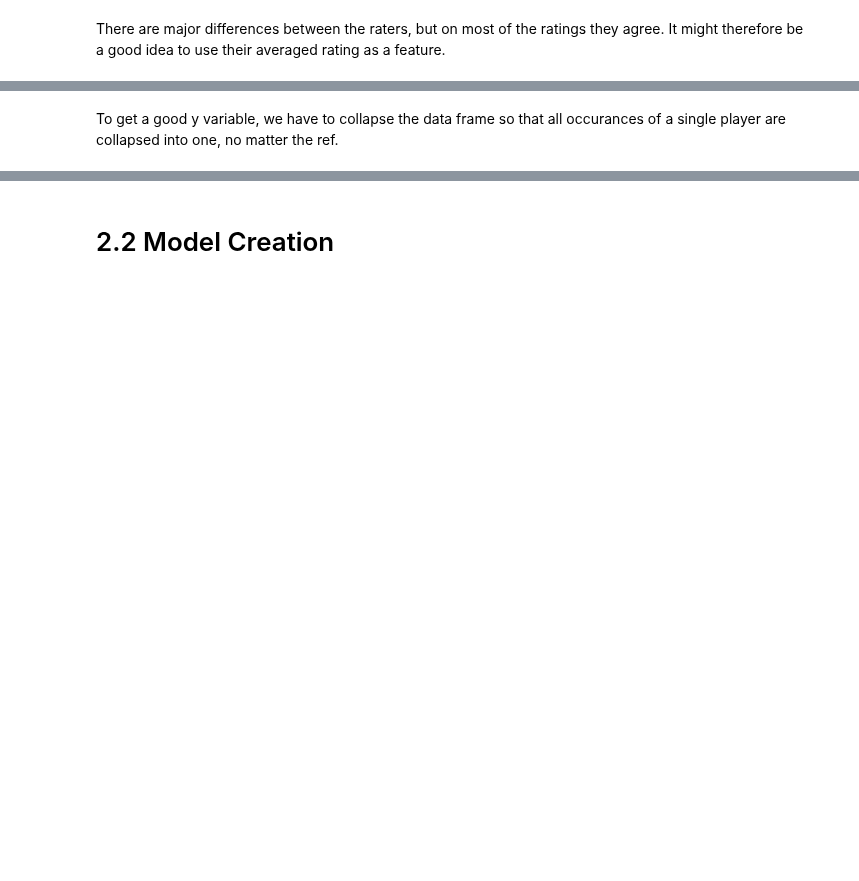
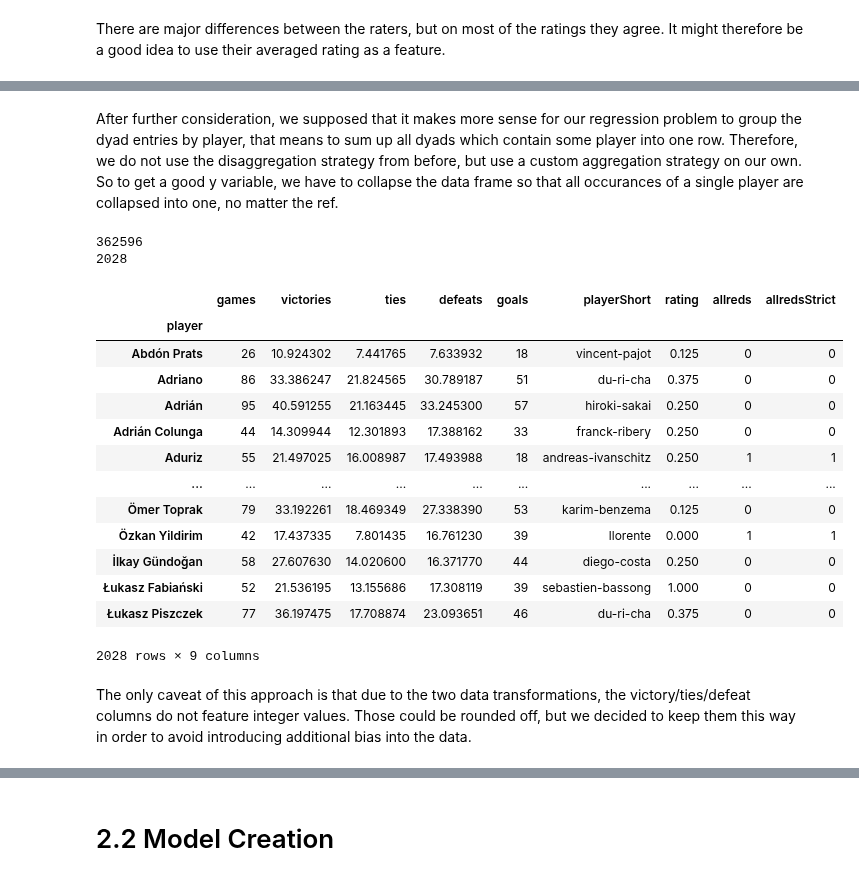
Before and after one commit to kdidi99/ml_fundamentals_hd, a Jupyter notebook: red-cards.ipynb, the cells around one changed output, grey strips where cells are left out. Drawn from its saved outputs; the diff is of its cells as text; code cells hidden in the pictures; blank space fills up the shorter version.

```diff
--- a/red-cards.ipynb
+++ b/red-cards.ipynb
@@ -496,0 +513,3 @@ dfs_good
+# %%
+dfs_good = pd.get_dummies(dfs_good, columns=['leagueCountry'], prefix=['one_hot'])
+dfs_good.head()
@@ -497,2 +523,27 @@ dfs_good
 # %% [markdown]
-To get a good y variable, we have to collapse the data frame so that all occurances of a single player are collapsed into one, no matter the ref.
+After further consideration, we supposed that it makes more sense for our regression problem to group the dyad entries by player, that means to sum up all dyads which contain some player into one row. Therefore, we do not use the disaggregation strategy from before, but use a custom aggregation strategy on our own. So to get a good y variable, we have to collapse the data frame so that all occurances of a single player are collapsed into one, no matter the ref.
+# %%
+print(dfs_good.shape[0])
+aggregation_functions = {'games': 'sum', 'victories': 'sum','ties': 'sum','defeats': 'sum', 'goals': 'sum', 'playerShort': 'first', 'rating': 'first', 'allreds': 'sum', 'allredsStrict': 'sum'}
+df_new = dfs_good.groupby(df['player']).aggregate(aggregation_functions)
+print(df_new.shape[0])
+df_new
+# %% [output]
+362596
+2028
+|  | games | victories | ties | defeats | goals | playerShort | rating | allreds | allredsStrict |
+| player |  |  |  |  |  |  |  |  |  |
+| Abdón Prats | 26 | 10.924302 | 7.441765 | 7.633932 | 18 | vincent-pajot | 0.125 | 0 | 0 |
+| Adriano | 86 | 33.386247 | 21.824565 | 30.789187 | 51 | du-ri-cha | 0.375 | 0 | 0 |
+| Adrián | 95 | 40.591255 | 21.163445 | 33.245300 | 57 | hiroki-sakai | 0.250 | 0 | 0 |
+| Adrián Colunga | 44 | 14.309944 | 12.301893 | 17.388162 | 33 | franck-ribery | 0.250 | 0 | 0 |
+| Aduriz | 55 | 21.497025 | 16.008987 | 17.493988 | 18 | andreas-ivanschitz | 0.250 | 1 | 1 |
+| ... | ... | ... | ... | ... | ... | ... | ... | ... | ... |
+| Ömer Toprak | 79 | 33.192261 | 18.469349 | 27.338390 | 53 | karim-benzema | 0.125 | 0 | 0 |
+| Özkan Yildirim | 42 | 17.437335 | 7.801435 | 16.761230 | 39 | llorente | 0.000 | 1 | 1 |
+| İlkay Gündoğan | 58 | 27.607630 | 14.020600 | 16.371770 | 44 | diego-costa | 0.250 | 0 | 0 |
+| Łukasz Fabiański | 52 | 21.536195 | 13.155686 | 17.308119 | 39 | sebastien-bassong | 1.000 | 0 | 0 |
+| Łukasz Piszczek | 77 | 36.197475 | 17.708874 | 23.093651 | 46 | du-ri-cha | 0.375 | 0 | 0 |
+2028 rows × 9 columns
+# %% [markdown]
+The only caveat of this approach is that due to the two data transformations, the victory/ties/defeat columns do not feature integer values. Those could be rounded off, but we decided to keep them this way in order to avoid introducing additional bias into the data.
```
Also changed, not shown: parts of 21 cells of this notebook.
